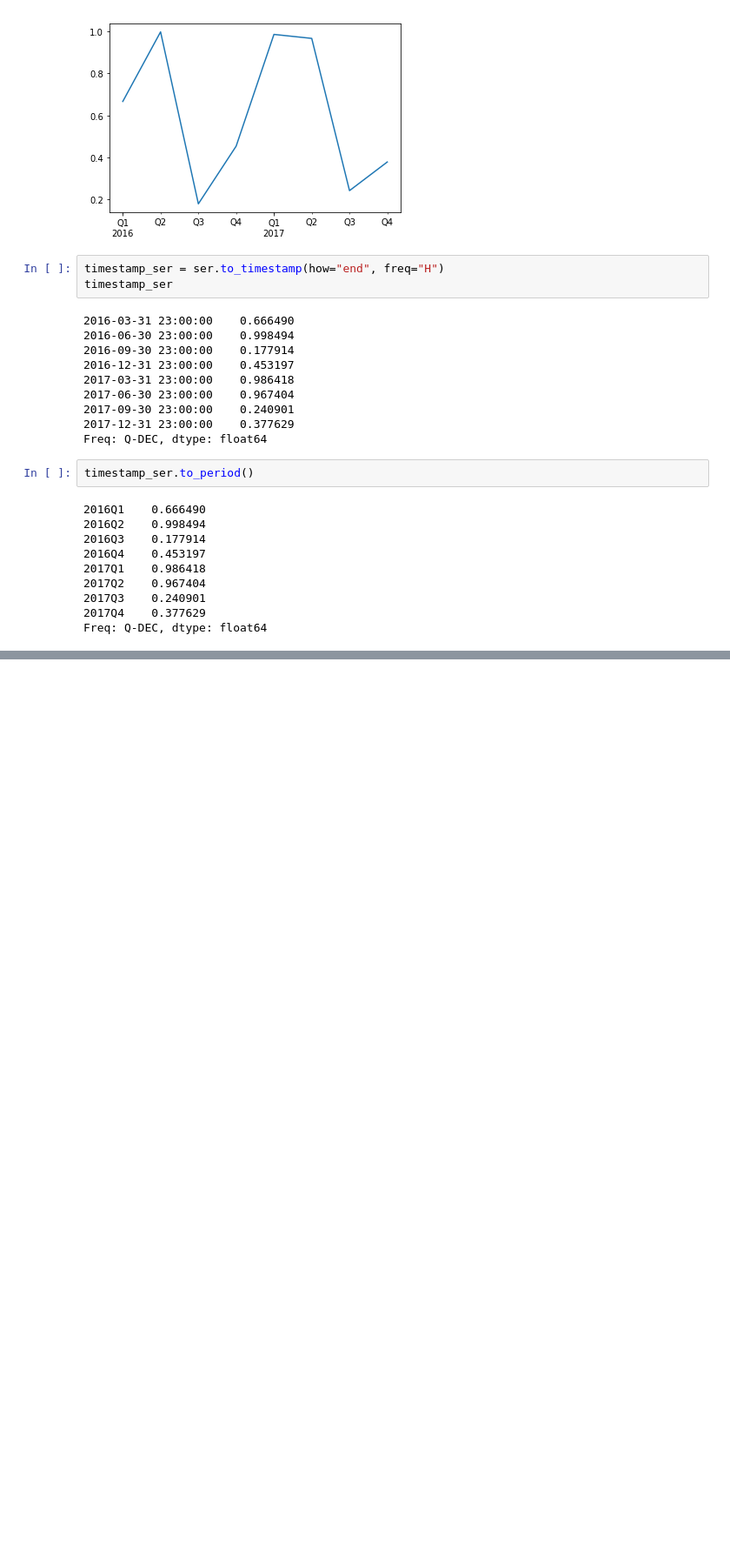
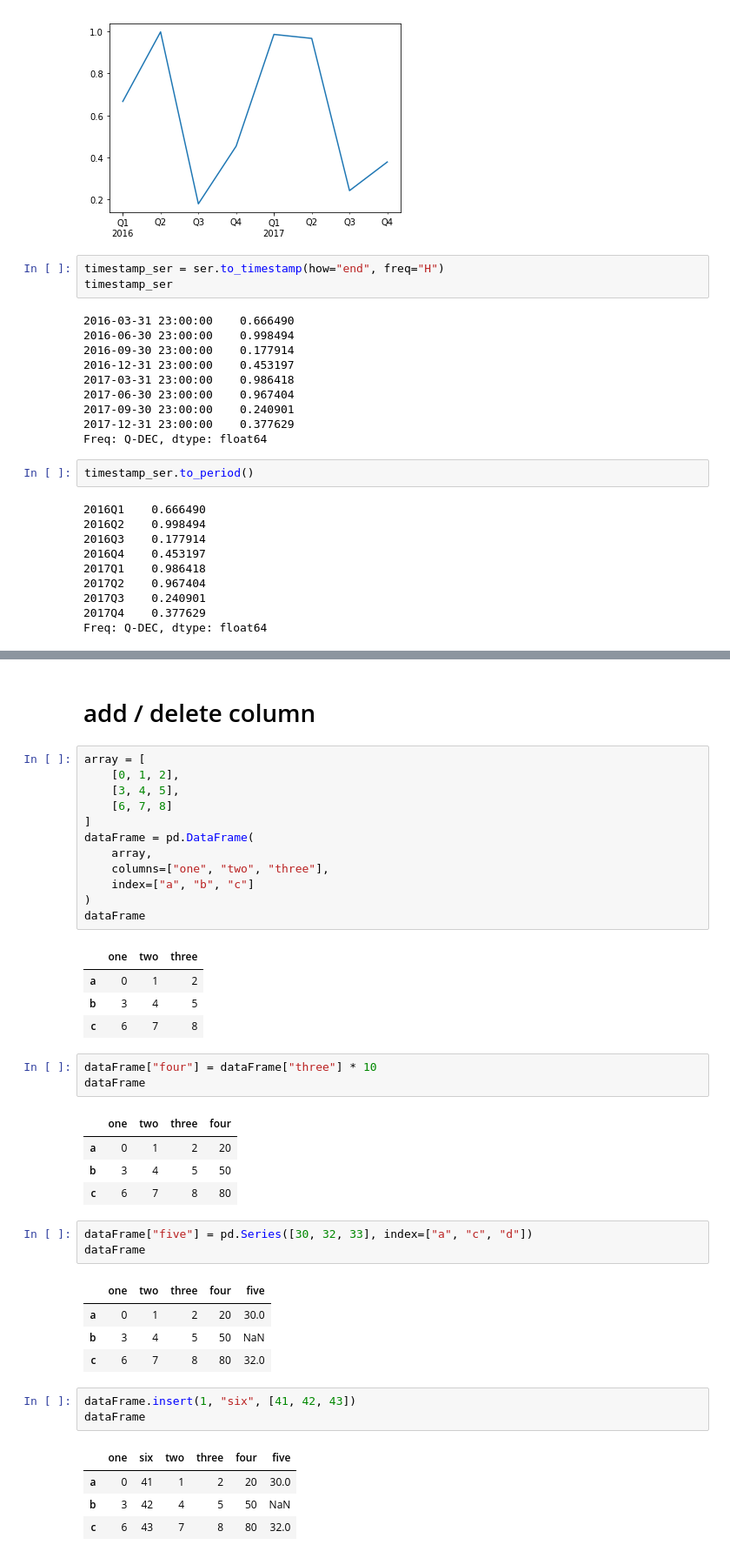
Before and after one commit to srqway/python, a Jupyter notebook: pandas-python/notebook/basic.ipynb, the cells around one changed output, grey strips where cells are left out. Shown at 87% size. Drawn from its saved outputs; the diff is of its cells as text; blank space fills up the shorter version.

```diff
--- a/pandas-python/notebook/basic.ipynb
+++ b/pandas-python/notebook/basic.ipynb
@@ -319,0 +425,43 @@ Freq: Q-DEC, dtype: float64
+# %% [markdown]
+# add / delete column
+# %%
+array = [
+    [0, 1, 2],
+    [3, 4, 5],
+    [6, 7, 8]
+]
+dataFrame = pd.DataFrame(
+    array,
+    columns=["one", "two", "three"],
+    index=["a", "b", "c"]
+)
+dataFrame
+# %% [output]
+|  | one | two | three |
+| a | 0 | 1 | 2 |
+| b | 3 | 4 | 5 |
+| c | 6 | 7 | 8 |
+# %%
+dataFrame["four"] = dataFrame["three"] * 10
+dataFrame
+# %% [output]
+|  | one | two | three | four |
+| a | 0 | 1 | 2 | 20 |
+| b | 3 | 4 | 5 | 50 |
+| c | 6 | 7 | 8 | 80 |
+# %%
+dataFrame["five"] = pd.Series([30, 32, 33], index=["a", "c", "d"])
+dataFrame
+# %% [output]
+|  | one | two | three | four | five |
+| a | 0 | 1 | 2 | 20 | 30.0 |
+| b | 3 | 4 | 5 | 50 | NaN |
+| c | 6 | 7 | 8 | 80 | 32.0 |
+# %%
+dataFrame.insert(1, "six", [41, 42, 43])
+dataFrame
+# %% [output]
+|  | one | six | two | three | four | five |
+| a | 0 | 41 | 1 | 2 | 20 | 30.0 |
+| b | 3 | 42 | 4 | 5 | 50 | NaN |
+| c | 6 | 43 | 7 | 8 | 80 | 32.0 |
```
Also changed, not shown: parts of 45 cells of this notebook.
